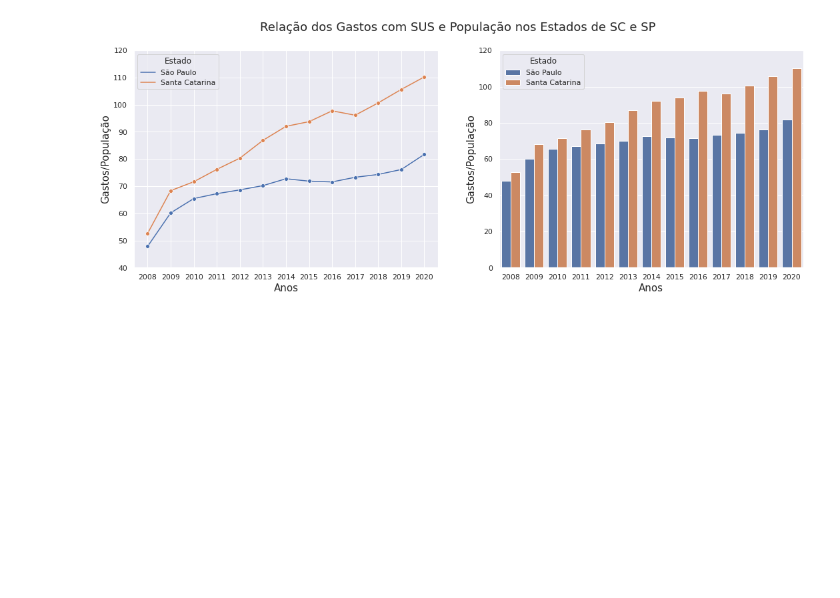
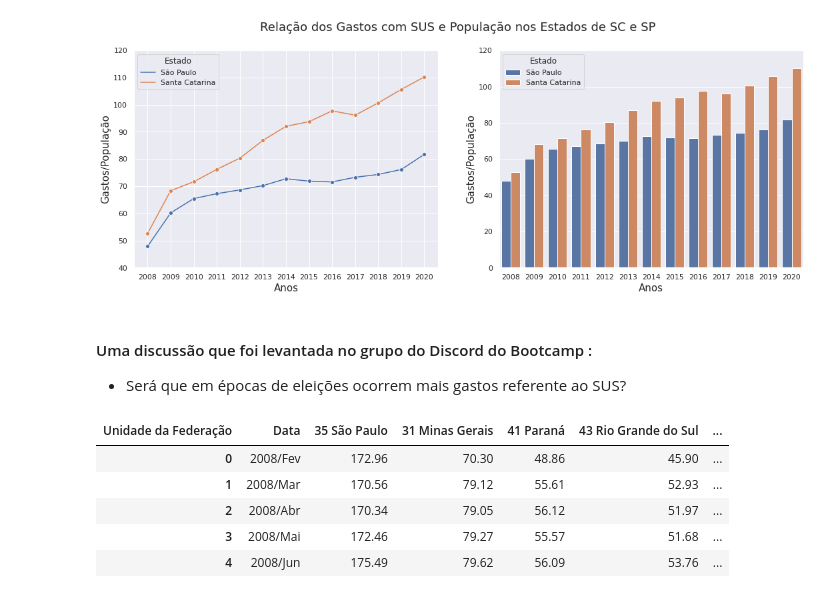
Before and after one commit to gustavolq/Bootcamp-DataScience-Alura, a Jupyter notebook: Modulo_01/Aulas/Analisando_Dados_Saude.ipynb, the cells around one changed output. Saved outputs shown, nothing was run; the diff lists cells and outputs as text; code cells hidden in the pictures; blank space fills up the shorter version.

```diff
--- a/Modulo_01/Aulas/Analisando_Dados_Saude.ipynb
+++ b/Modulo_01/Aulas/Analisando_Dados_Saude.ipynb
@@ -754,3 +754,26 @@ fig.suptitle('Relação dos Gastos com SUS e População nos Estados de SC e SP'
 plt.show()
 # %% [output]
 [figure]
+# %% [markdown]
+#### Uma discussão que foi levantada no grupo do Discord do Bootcamp :
+
+- Será que em épocas de eleições ocorrem mais gastos referente ao SUS?
+# %%
+anos_eleicoes = [2010,2014,2018]
+dataset_t = ordenado_por_total_sem_regiao.T
+
+columns_eleicoes = list(dataset_t.index[dataset_t.index.str.contains('2010|2014|2018', regex = True)])
+columns_eleicoes[0] in dataset_t.index
+
+
+dataset_t['Eleicao'] = ['Yes' if x in columns_eleicoes else 'No' for x in dataset_t.index]
+dataset_t.reset_index(inplace = True)
+dataset_t.rename(columns= {'index':'Data'}, inplace = True)
+dataset_t.head()
+# %% [output]
+| Unidade da Federação | Data | 35 São Paulo | 31 Minas Gerais | 41 Paraná | 43 Rio Grande do Sul | ... |
+| 0 | 2008/Fev | 172.96 | 70.30 | 48.86 | 45.90 | ... |
+| 1 | 2008/Mar | 170.56 | 79.12 | 55.61 | 52.93 | ... |
+| 2 | 2008/Abr | 170.34 | 79.05 | 56.12 | 51.97 | ... |
+| 3 | 2008/Mai | 172.46 | 79.27 | 55.57 | 51.68 | ... |
+| 4 | 2008/Jun | 175.49 | 79.62 | 56.09 | 53.76 | ... |
```
Also changed, not shown: parts of 2 cells of this notebook.
